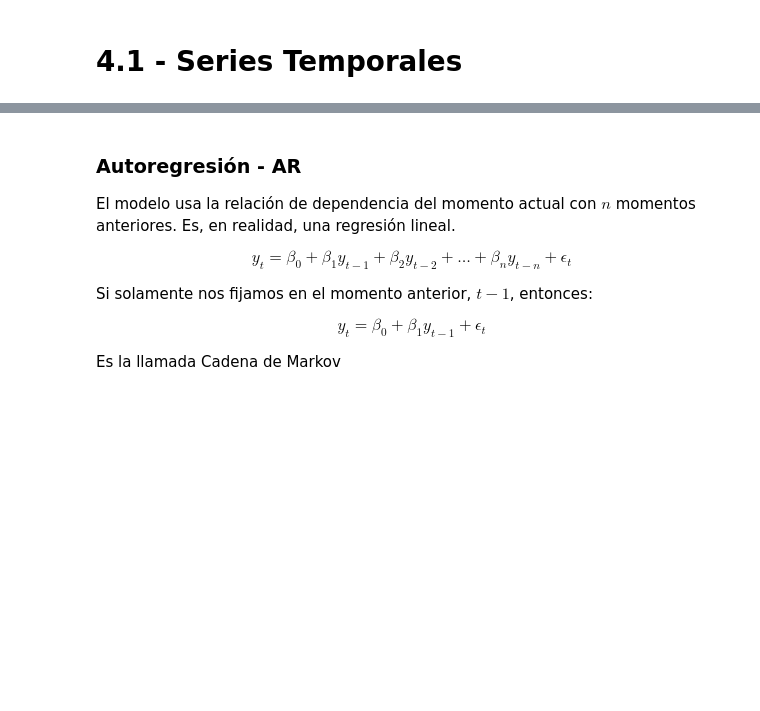
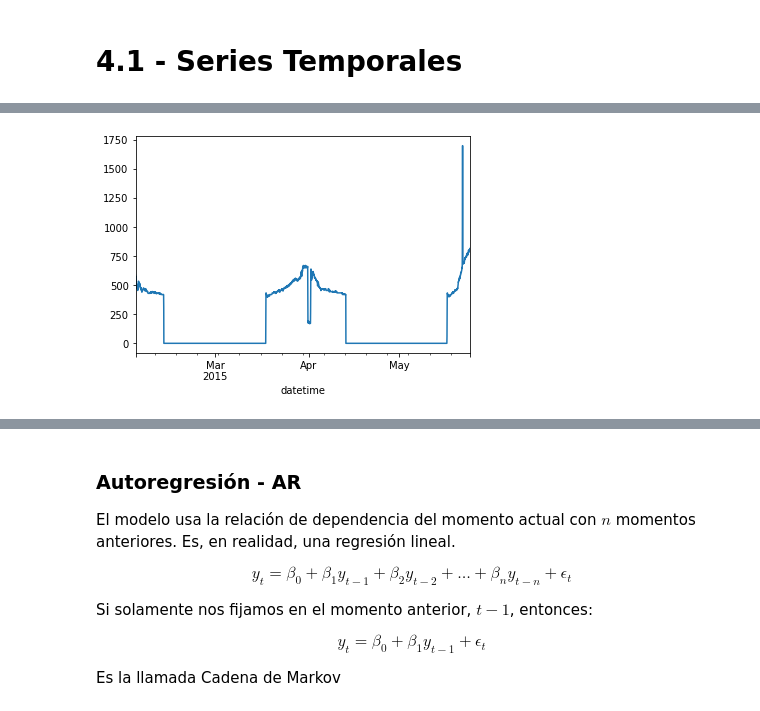
Before and after one commit to Ironhack-Data-Madrid-Abril-2021/Material_Clase, a Jupyter notebook: semana_5/4.1 - Series Temporales.ipynb, the cells around one changed output, grey strips where cells are left out. Saved outputs shown, nothing was run; the diff lists cells and outputs as text; code cells hidden in the pictures; blank space fills up the shorter version.

```diff
--- a/semana_5/4.1 - Series Temporales.ipynb
+++ b/semana_5/4.1 - Series Temporales.ipynb
@@ -2,0 +86,4 @@
+# %%
+df.Light.plot();
+# %% [output]
+[figure, added]
```
Also changed, not shown: parts of 44 cells of this notebook.
